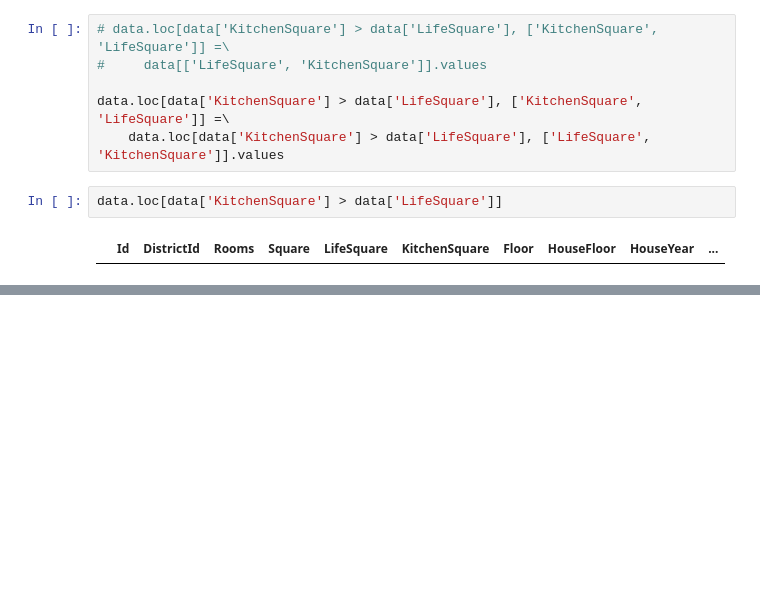
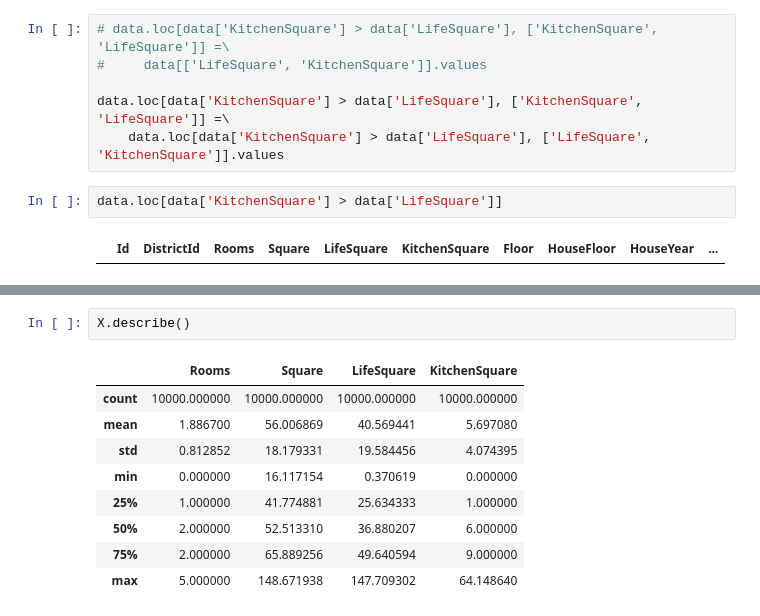
Before and after one commit to zirfuz/python_data_science, a Jupyter notebook: kurs1.ipynb, the cells around one changed output, grey strips where cells are left out. Drawn from its saved outputs; the diff is of its cells as text; blank space fills up the shorter version.

```diff
--- a/kurs1.ipynb
+++ b/kurs1.ipynb
@@ -186,0 +230,12 @@ plt.show()
+# %%
+X.describe()
+# %% [output]
+|  | Rooms | Square | LifeSquare | KitchenSquare |
+| count | 10000.000000 | 10000.000000 | 10000.000000 | 10000.000000 |
+| mean | 1.886700 | 56.006869 | 40.569441 | 5.697080 |
+| std | 0.812852 | 18.179331 | 19.584456 | 4.074395 |
+| min | 0.000000 | 16.117154 | 0.370619 | 0.000000 |
+| 25% | 1.000000 | 41.774881 | 25.634333 | 1.000000 |
+| 50% | 2.000000 | 52.513310 | 36.880207 | 6.000000 |
+| 75% | 2.000000 | 65.889256 | 49.640594 | 9.000000 |
+| max | 5.000000 | 148.671938 | 147.709302 | 64.148640 |
```
Also changed, not shown: parts of 13 cells of this notebook.
